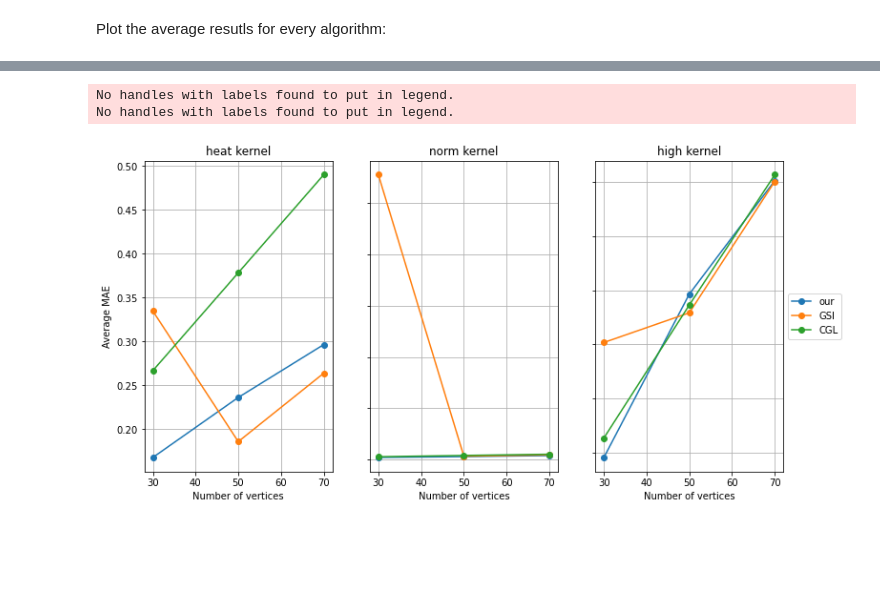
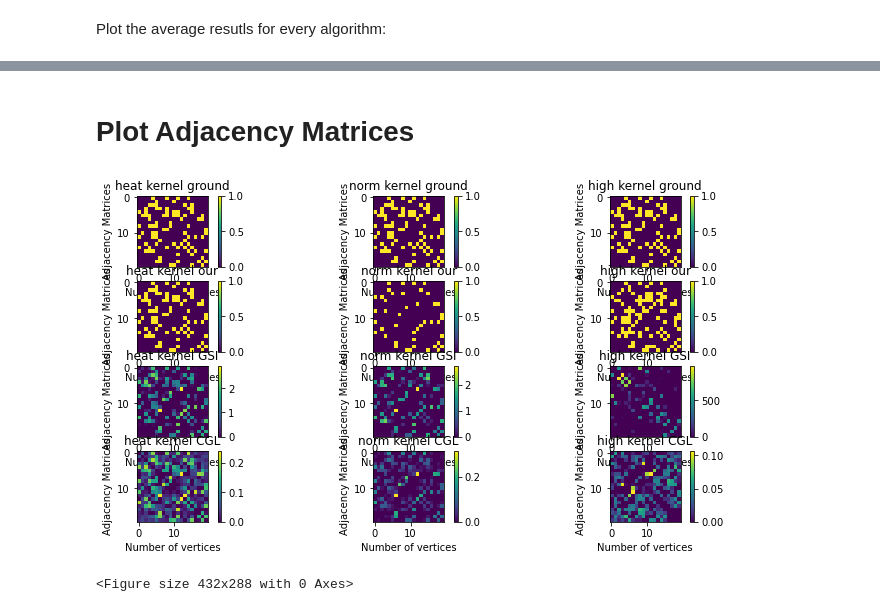
Before and after one commit to mattminder/FiGLearn, a Jupyter notebook: examples/simulations.ipynb, the cells around one changed output, grey strips where cells are left out. Cells and saved outputs as stored; diff of their text form; code cells hidden in the pictures; blank space fills up the shorter version.

```diff
--- a/examples/simulations.ipynb
+++ b/examples/simulations.ipynb
@@ -516,6 +517,28 @@ No handles with labels found to put in legend.
 # %%
-plot_results(mae_avg,"Average MAE")
+#plot_results(mae_avg,"Average MAE")
-# %% [output]
-No handles with labels found to put in legend.
-No handles with labels found to put in legend.
-[figure, removed]
+# %% [markdown]
+# Plot Adjacency Matrices
+# %%
+all_with_ground = {**all_data_dict, **all_ground_dict}
+# %%
+def plot_paper(data,y_title):
+    algs = ['ground','our','GSI','CGL']#,'DDGL','GGL']
+    kernames = ['heat', 'norm', 'high']
+    Lsnames = ['30']#, '50', '70']
+    fig, axs = plt.subplots(4, 3, figsize=(12, 6))
+    for i,alg in enumerate(algs):
+        for  j,kernel in enumerate(kernames):
+            axs[i,j].set_title(kernel + ' kernel' + ' ' + alg)
+            im = axs[i,j].imshow(np.asarray(data['As_30_' + kernel + 'kernel_' + alg ])[10,0:20,0:20])
+            fig.colorbar(im,ax=axs[i,j])
+
+    for ax in axs.flat:
+        ax.set(xlabel='Number of vertices', ylabel=y_title)
+
+    # Hide x labels and tick labels for top plots and y ticks for right plots.
+    for ax in axs.flat:
+        ax.label_outer()
+# %%
+plot_paper(all_with_ground,'Adjacency Matrices')
+# %% [output]
+[figure, added]
@@ -521,0 +557,4 @@ No handles with labels found to put in legend.
+# %%
+plot_and_save(all_with_ground,save=True)
+# %% [output]
+<Figure size 432x288 with 0 Axes>
```
Also changed, not shown: parts of 35 cells of this notebook.
